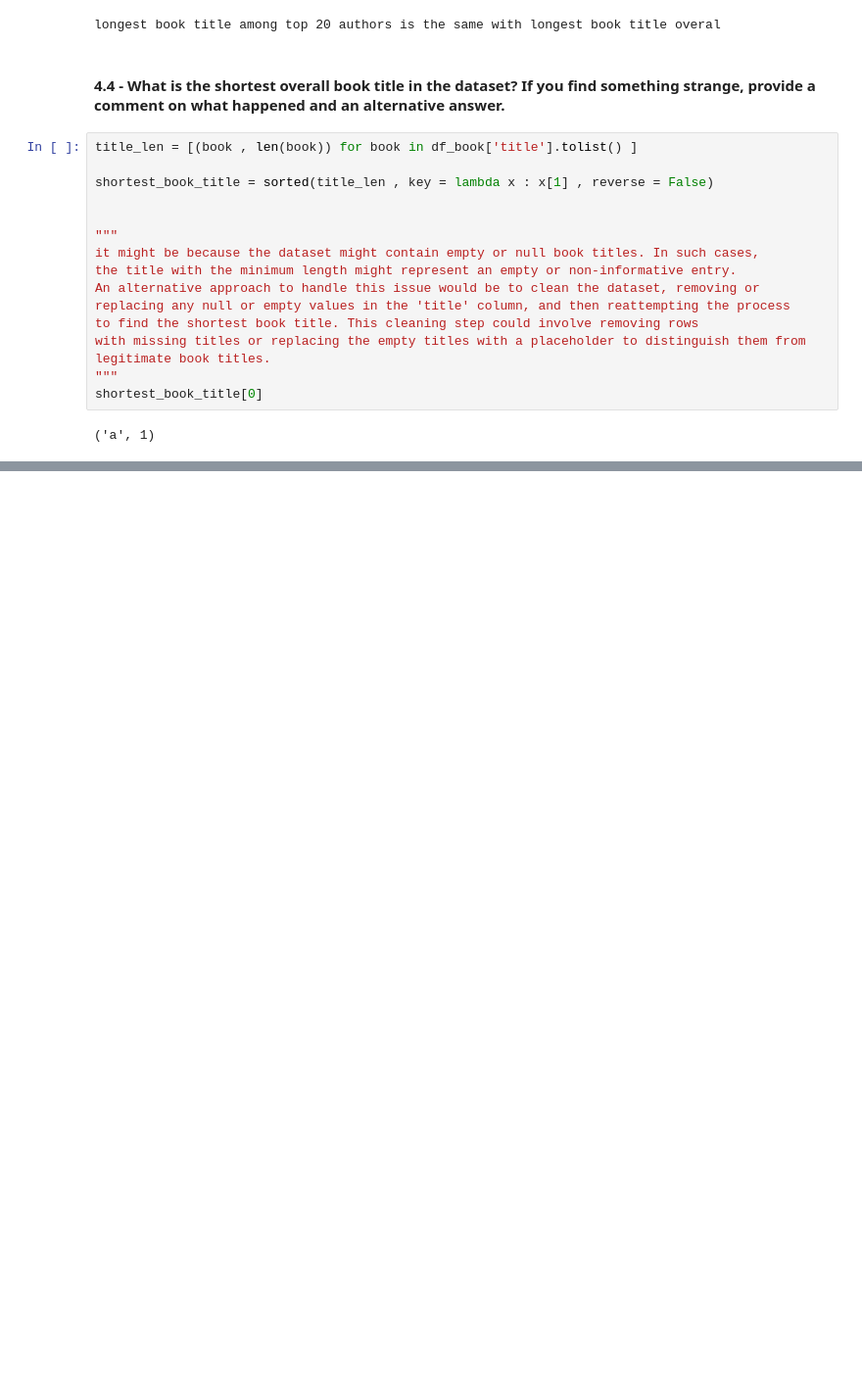
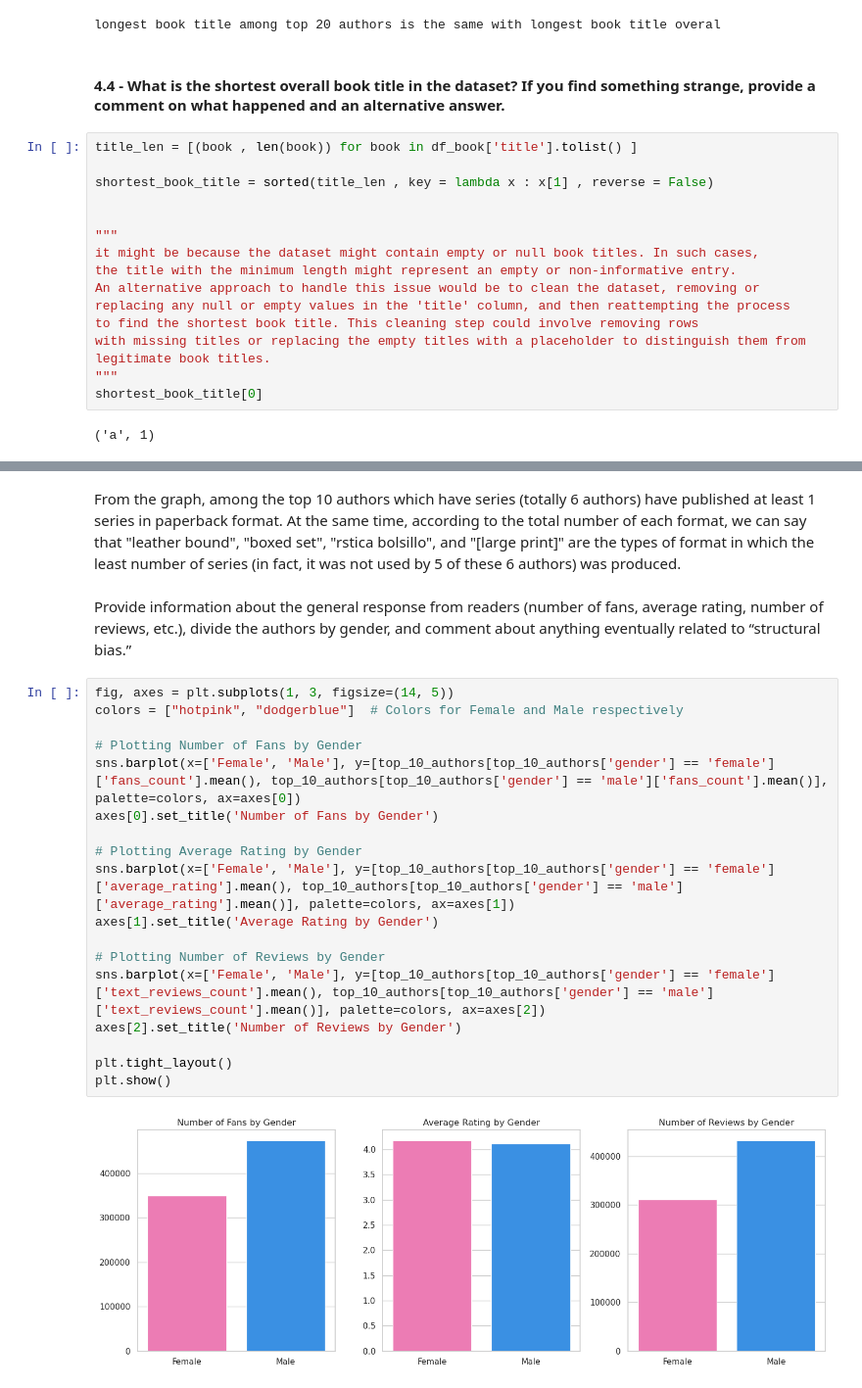
Before and after one commit to lorinco/ADM-HW2, a Jupyter notebook: main.ipynb, the cells around one changed output, grey strips where cells are left out. Shown at 98% size. Cells and saved outputs as stored; diff of their text form; blank space fills up the shorter version.

```diff
--- a/main.ipynb
+++ b/main.ipynb
@@ -643,0 +853,24 @@ shortest_book_title[0]
+# %% [markdown]
+From the graph, among the top 10 authors which have series (totally 6 authors) have published at least 1 series in paperback format. At the same time, according to the total number of each format, we can say that "leather bound", "boxed set", "rstica bolsillo", and "[large print]" are the types of format in which the least number of series (in fact, it was not used by 5 of these 6 authors) was produced.
+# %% [markdown]
+Provide information about the general response from readers (number of fans, average rating, number of reviews, etc.), divide the authors by gender, and comment about anything eventually related to “structural bias.”
+# %%
+fig, axes = plt.subplots(1, 3, figsize=(14, 5))
+colors = ["hotpink", "dodgerblue"]  # Colors for Female and Male respectively
+
+# Plotting Number of Fans by Gender
+sns.barplot(x=['Female', 'Male'], y=[top_10_authors[top_10_authors['gender'] == 'female']['fans_count'].mean(), top_10_authors[top_10_authors['gender'] == 'male']['fans_count'].mean()], palette=colors, ax=axes[0])
+axes[0].set_title('Number of Fans by Gender')
+
+# Plotting Average Rating by Gender
+sns.barplot(x=['Female', 'Male'], y=[top_10_authors[top_10_authors['gender'] == 'female']['average_rating'].mean(), top_10_authors[top_10_authors['gender'] == 'male']['average_rating'].mean()], palette=colors, ax=axes[1])
+axes[1].set_title('Average Rating by Gender')
+
+# Plotting Number of Reviews by Gender
+sns.barplot(x=['Female', 'Male'], y=[top_10_authors[top_10_authors['gender'] == 'female']['text_reviews_count'].mean(), top_10_authors[top_10_authors['gender'] == 'male']['text_reviews_count'].mean()], palette=colors, ax=axes[2])
+axes[2].set_title('Number of Reviews by Gender')
+
+plt.tight_layout()
+plt.show()
+# %% [output]
+[figure, added]
```
Also changed, not shown: parts of 192 cells of this notebook.
